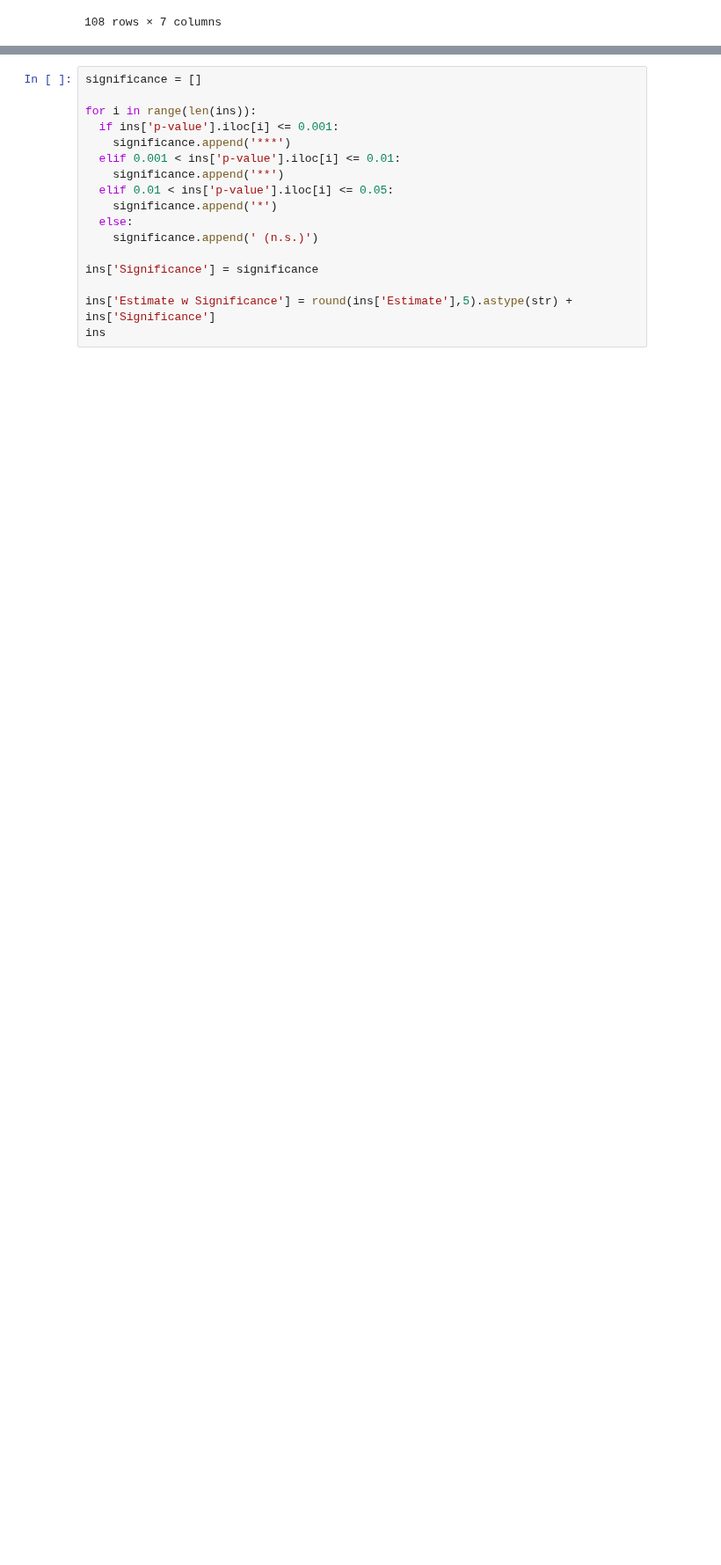
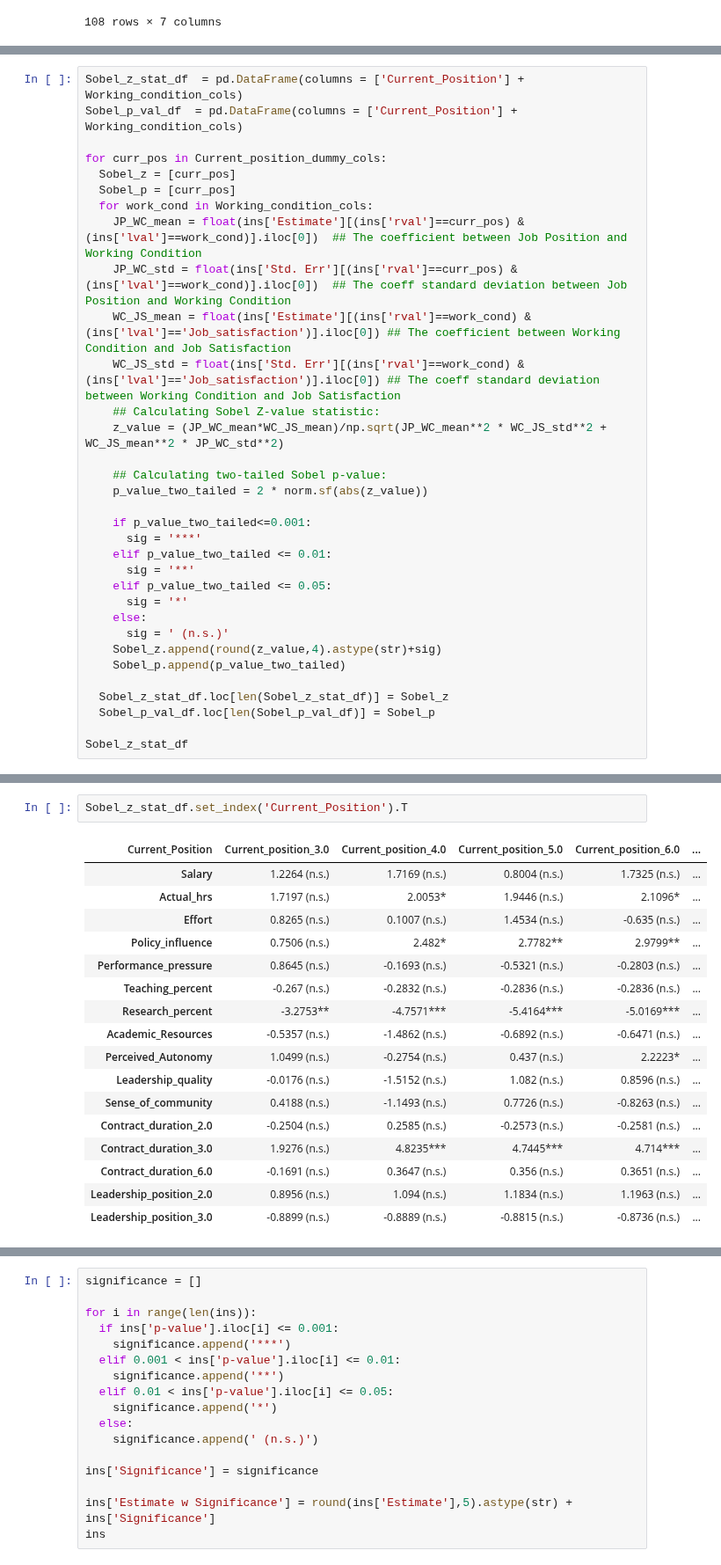
Before and after one commit to AndreiAf02/Job-Satisfaction, a Jupyter notebook: Job_Satisfaction_AT_Seniority.ipynb, the cells around one changed output, grey strips where cells are left out. Shown at 88% size. Saved outputs shown, nothing was run; the diff lists cells and outputs as text; blank space fills up the shorter version.

```diff
--- a/Job_Satisfaction_AT_Seniority.ipynb
+++ b/Job_Satisfaction_AT_Seniority.ipynb
@@ -1011,0 +1015,33 @@ ins[ins['p-value']<0.05]
+# %%
+Sobel_z_stat_df  = pd.DataFrame(columns = ['Current_Position'] + Working_condition_cols)
+Sobel_p_val_df  = pd.DataFrame(columns = ['Current_Position'] + Working_condition_cols)
+
+for curr_pos in Current_position_dummy_cols:
+  Sobel_z = [curr_pos]
+  Sobel_p = [curr_pos]
+  for work_cond in Working_condition_cols:
+    JP_WC_mean = float(ins['Estimate'][(ins['rval']==curr_pos) & (ins['lval']==work_cond)].iloc[0])  ## The coefficient between Job Position and Working Condition
+    JP_WC_std = float(ins['Std. Err'][(ins['rval']==curr_pos) & (ins['lval']==work_cond)].iloc[0])  ## The coeff standard deviation between Job Position and Working Condition
+    WC_JS_mean = float(ins['Estimate'][(ins['rval']==work_cond) & (ins['lval']=='Job_satisfaction')].iloc[0]) ## The coefficient between Working Condition and Job Satisfaction
+    WC_JS_std = float(ins['Std. Err'][(ins['rval']==work_cond) & (ins['lval']=='Job_satisfaction')].iloc[0]) ## The coeff standard deviation between Working Condition and Job Satisfaction
+    ## Calculating Sobel Z-value statistic:
+    z_value = (JP_WC_mean*WC_JS_mean)/np.sqrt(JP_WC_mean**2 * WC_JS_std**2 + WC_JS_mean**2 * JP_WC_std**2)
+
+    ## Calculating two-tailed Sobel p-value:
+    p_value_two_tailed = 2 * norm.sf(abs(z_value))
+
+    if p_value_two_tailed<=0.001:
+      sig = '***'
+    elif p_value_two_tailed <= 0.01:
+      sig = '**'
+    elif p_value_two_tailed <= 0.05:
+      sig = '*'
+    else:
+      sig = ' (n.s.)'
+    Sobel_z.append(round(z_value,4).astype(str)+sig)
+    Sobel_p.append(p_value_two_tailed)
+
+  Sobel_z_stat_df.loc[len(Sobel_z_stat_df)] = Sobel_z
+  Sobel_p_val_df.loc[len(Sobel_p_val_df)] = Sobel_p
+
+Sobel_z_stat_df
@@ -1011,0 +1057,20 @@ ins[ins['p-value']<0.05]
+# %%
+Sobel_z_stat_df.set_index('Current_Position').T
+# %% [output]
+| Current_Position | Current_position_3.0 | Current_position_4.0 | Current_position_5.0 | Current_position_6.0 | ... |
+| Salary | 1.2264 (n.s.) | 1.7169 (n.s.) | 0.8004 (n.s.) | 1.7325 (n.s.) | ... |
+| Actual_hrs | 1.7197 (n.s.) | 2.0053* | 1.9446 (n.s.) | 2.1096* | ... |
+| Effort | 0.8265 (n.s.) | 0.1007 (n.s.) | 1.4534 (n.s.) | -0.635 (n.s.) | ... |
+| Policy_influence | 0.7506 (n.s.) | 2.482* | 2.7782** | 2.9799** | ... |
+| Performance_pressure | 0.8645 (n.s.) | -0.1693 (n.s.) | -0.5321 (n.s.) | -0.2803 (n.s.) | ... |
+| Teaching_percent | -0.267 (n.s.) | -0.2832 (n.s.) | -0.2836 (n.s.) | -0.2836 (n.s.) | ... |
+| Research_percent | -3.2753** | -4.7571*** | -5.4164*** | -5.0169*** | ... |
+| Academic_Resources | -0.5357 (n.s.) | -1.4862 (n.s.) | -0.6892 (n.s.) | -0.6471 (n.s.) | ... |
+| Perceived_Autonomy | 1.0499 (n.s.) | -0.2754 (n.s.) | 0.437 (n.s.) | 2.2223* | ... |
+| Leadership_quality | -0.0176 (n.s.) | -1.5152 (n.s.) | 1.082 (n.s.) | 0.8596 (n.s.) | ... |
+| Sense_of_community | 0.4188 (n.s.) | -1.1493 (n.s.) | 0.7726 (n.s.) | -0.8263 (n.s.) | ... |
+| Contract_duration_2.0 | -0.2504 (n.s.) | 0.2585 (n.s.) | -0.2573 (n.s.) | -0.2581 (n.s.) | ... |
+| Contract_duration_3.0 | 1.9276 (n.s.) | 4.8235*** | 4.7445*** | 4.714*** | ... |
+| Contract_duration_6.0 | -0.1691 (n.s.) | 0.3647 (n.s.) | 0.356 (n.s.) | 0.3651 (n.s.) | ... |
+| Leadership_position_2.0 | 0.8956 (n.s.) | 1.094 (n.s.) | 1.1834 (n.s.) | 1.1963 (n.s.) | ... |
+| Leadership_position_3.0 | -0.8899 (n.s.) | -0.8889 (n.s.) | -0.8815 (n.s.) | -0.8736 (n.s.) | ... |
```
Also changed, not shown: parts of 33 cells of this notebook.
